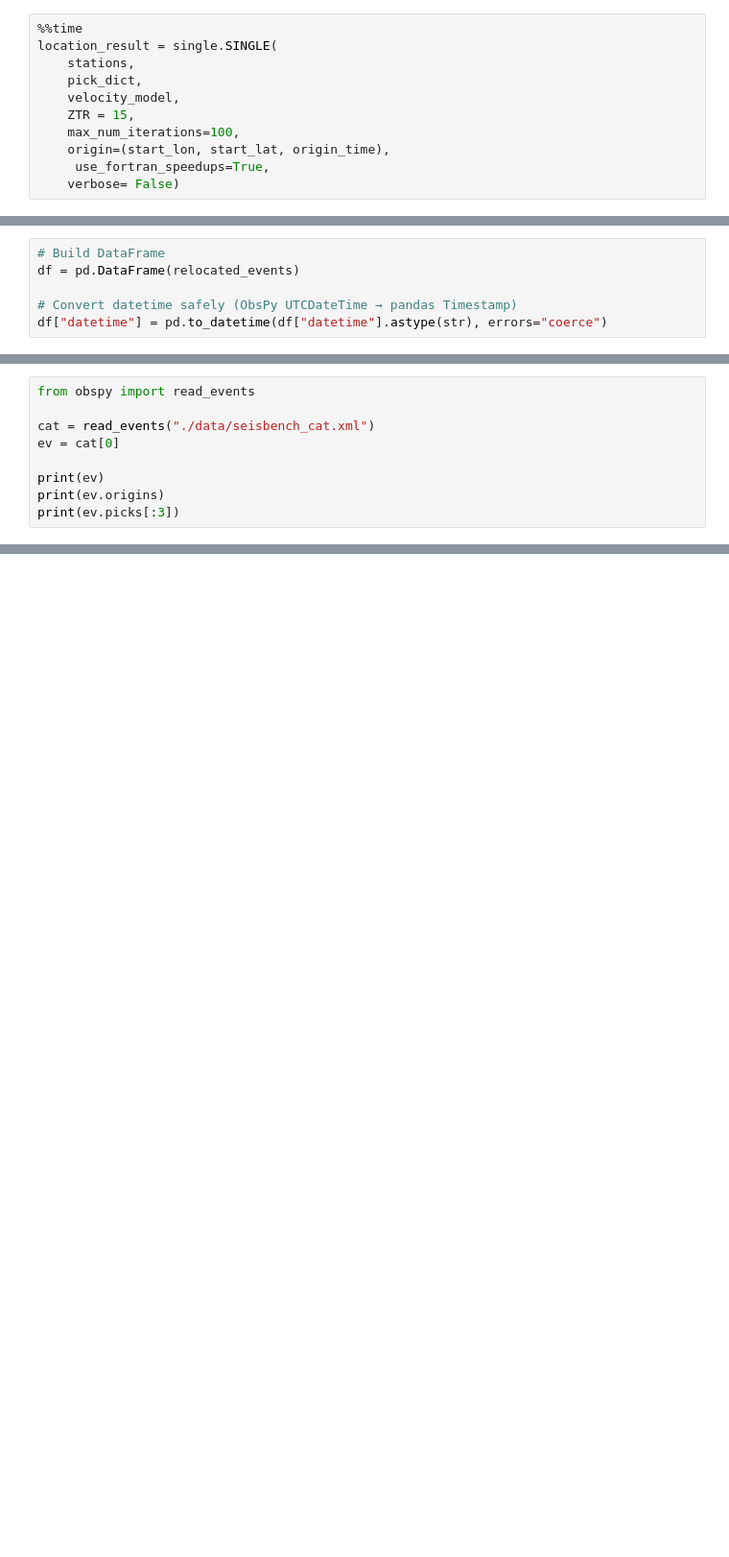
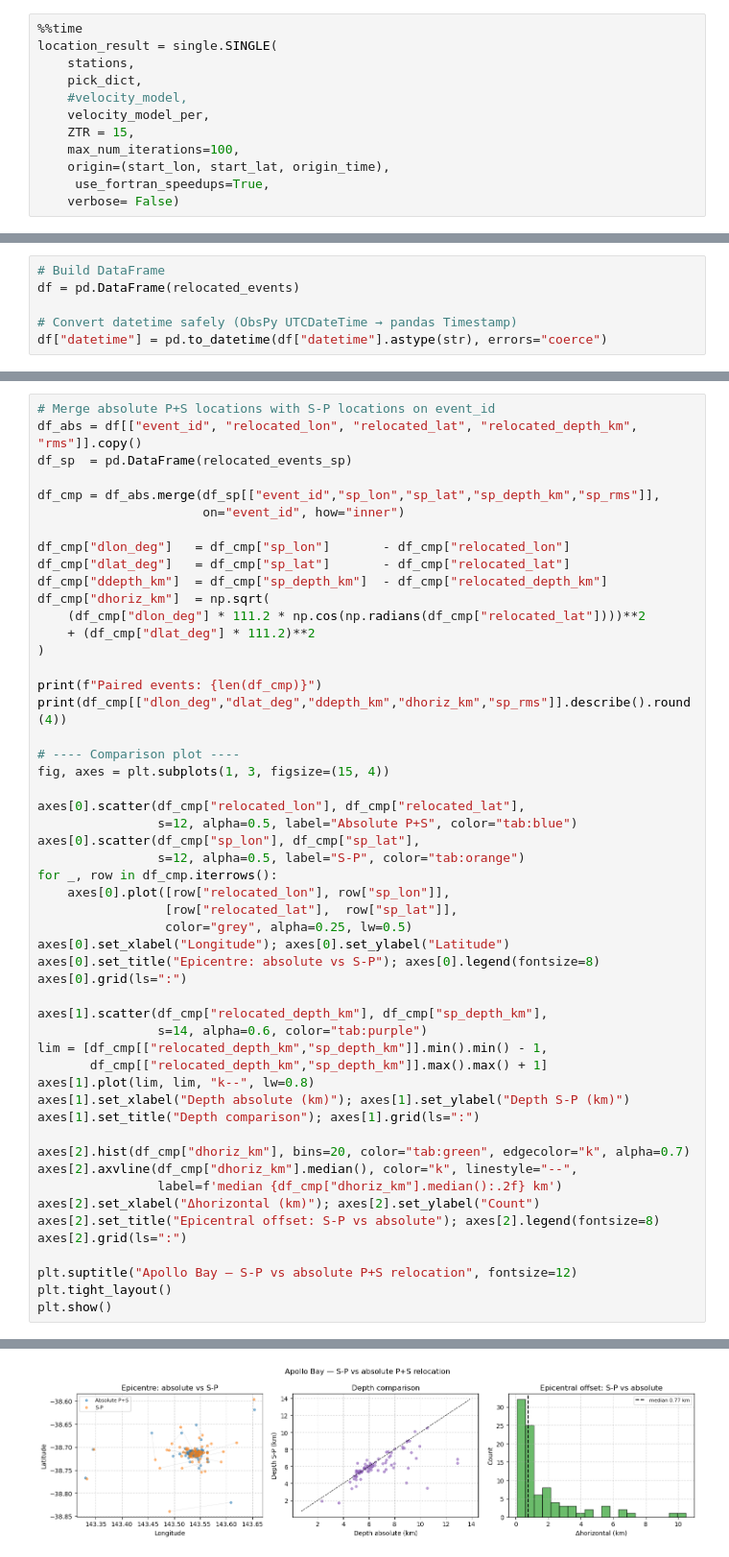
Before and after one commit to ProfeSergioM/hypo71py, a Jupyter notebook: notebooks/hypo71.ipynb, the cells around one changed output, grey strips where cells are left out. Shown at 96% size. Cells and saved outputs as stored; diff of their text form; blank space fills up the shorter version.

```diff
--- a/notebooks/hypo71.ipynb
+++ b/notebooks/hypo71.ipynb
@@ -154,7 +194,8 @@ plot_velocity_models(
 location_result = single.SINGLE(
     stations,
     pick_dict,
-    velocity_model,
+    #velocity_model,
+    velocity_model_per,
     ZTR = 15,
     max_num_iterations=100,
     origin=(start_lon, start_lat, origin_time),
@@ -578,12 +696,3 @@ plt.gca().invert_yaxis()
 plt.title("Depth cross-section"); plt.grid(ls=":"); plt.tight_layout(); plt.show()
 # %% [output]
 [figure]
-# %%
-from obspy import read_events
-
-cat = read_events("./data/seisbench_cat.xml")
-ev = cat[0]
-
-print(ev)
-print(ev.origins)
-print(ev.picks[:3])
@@ -638,0 +771,53 @@ Failed: 0
+# %%
+# Merge absolute P+S locations with S-P locations on event_id
+df_abs = df[["event_id", "relocated_lon", "relocated_lat", "relocated_depth_km", "rms"]].copy()
+df_sp  = pd.DataFrame(relocated_events_sp)
+
+df_cmp = df_abs.merge(df_sp[["event_id","sp_lon","sp_lat","sp_depth_km","sp_rms"]],
+                      on="event_id", how="inner")
+
+df_cmp["dlon_deg"]   = df_cmp["sp_lon"]       - df_cmp["relocated_lon"]
+df_cmp["dlat_deg"]   = df_cmp["sp_lat"]       - df_cmp["relocated_lat"]
+df_cmp["ddepth_km"]  = df_cmp["sp_depth_km"]  - df_cmp["relocated_depth_km"]
+df_cmp["dhoriz_km"]  = np.sqrt(
+    (df_cmp["dlon_deg"] * 111.2 * np.cos(np.radians(df_cmp["relocated_lat"])))**2
+    + (df_cmp["dlat_deg"] * 111.2)**2
+)
+
+print(f"Paired events: {len(df_cmp)}")
+print(df_cmp[["dlon_deg","dlat_deg","ddepth_km","dhoriz_km","sp_rms"]].describe().round(4))
+
+# ---- Comparison plot ----
+fig, axes = plt.subplots(1, 3, figsize=(15, 4))
+
+axes[0].scatter(df_cmp["relocated_lon"], df_cmp["relocated_lat"],
+                s=12, alpha=0.5, label="Absolute P+S", color="tab:blue")
+axes[0].scatter(df_cmp["sp_lon"], df_cmp["sp_lat"],
+                s=12, alpha=0.5, label="S-P", color="tab:orange")
+for _, row in df_cmp.iterrows():
+    axes[0].plot([row["relocated_lon"], row["sp_lon"]],
+                 [row["relocated_lat"],  row["sp_lat"]],
+                 color="grey", alpha=0.25, lw=0.5)
+axes[0].set_xlabel("Longitude"); axes[0].set_ylabel("Latitude")
+axes[0].set_title("Epicentre: absolute vs S-P"); axes[0].legend(fontsize=8)
+axes[0].grid(ls=":")
+
+axes[1].scatter(df_cmp["relocated_depth_km"], df_cmp["sp_depth_km"],
+                s=14, alpha=0.6, color="tab:purple")
+lim = [df_cmp[["relocated_depth_km","sp_depth_km"]].min().min() - 1,
+       df_cmp[["relocated_depth_km","sp_depth_km"]].max().max() + 1]
+axes[1].plot(lim, lim, "k--", lw=0.8)
+axes[1].set_xlabel("Depth absolute (km)"); axes[1].set_ylabel("Depth S-P (km)")
+axes[1].set_title("Depth comparison"); axes[1].grid(ls=":")
+
+axes[2].hist(df_cmp["dhoriz_km"], bins=20, color="tab:green", edgecolor="k", alpha=0.7)
+axes[2].axvline(df_cmp["dhoriz_km"].median(), color="k", linestyle="--",
+                label=f'median {df_cmp["dhoriz_km"].median():.2f} km')
+axes[2].set_xlabel("Δhorizontal (km)"); axes[2].set_ylabel("Count")
+axes[2].set_title("Epicentral offset: S-P vs absolute"); axes[2].legend(fontsize=8)
+axes[2].grid(ls=":")
+
+plt.suptitle("Apollo Bay — S-P vs absolute P+S relocation", fontsize=12)
+plt.tight_layout()
+plt.show()
+# %% [output]
@@ -638,0 +834 @@ Failed: 0
+[figure, added]
```
Also changed, not shown: parts of 34 cells of this notebook, 4 other files.
